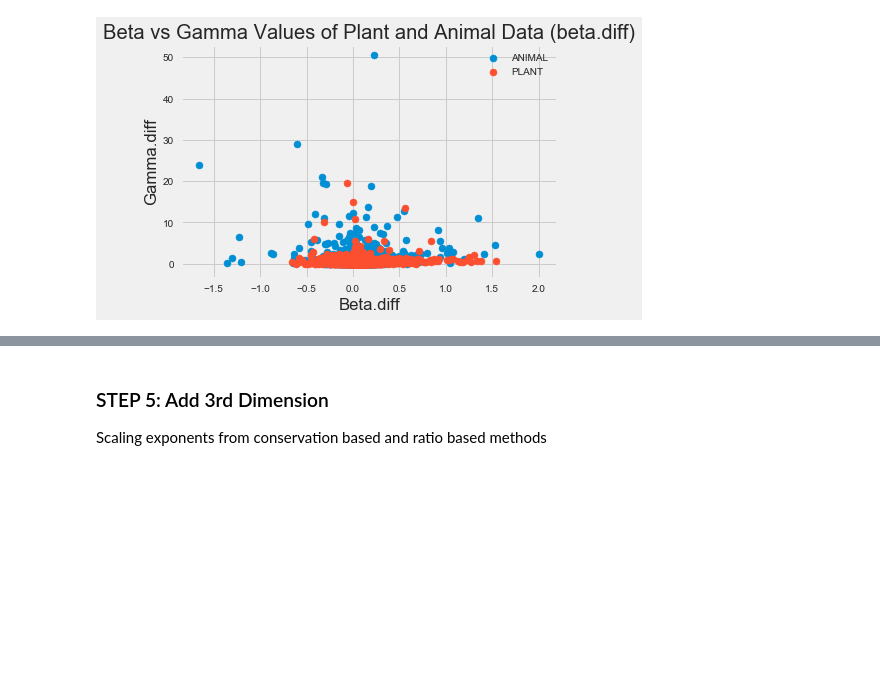
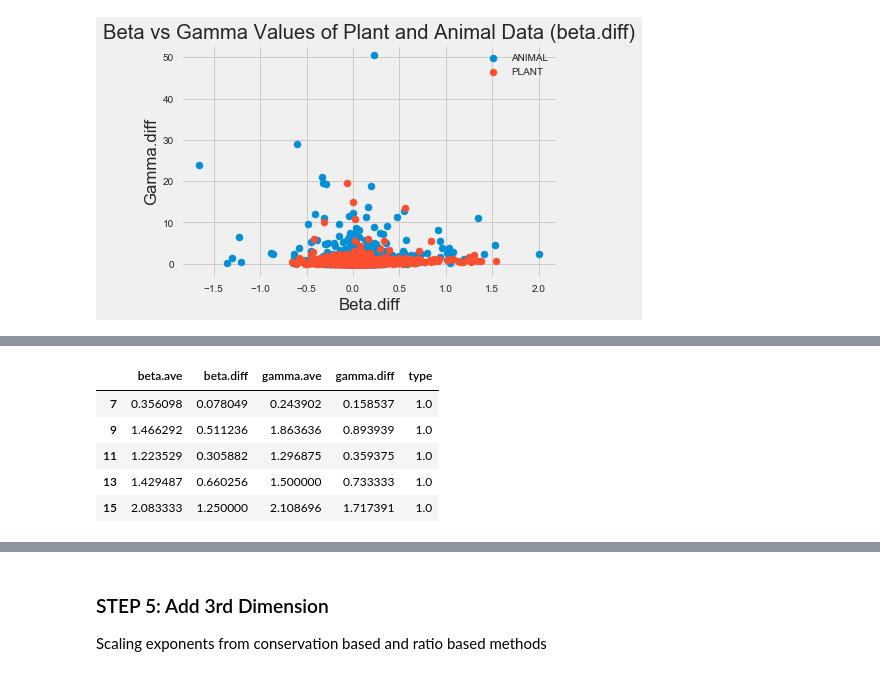
Before and after one commit to jocelynshen/Vascular-Analysis, a Jupyter notebook: Network Classification.ipynb, the cells around one changed output, grey strips where cells are left out. Saved outputs shown, nothing was run; the diff lists cells and outputs as text; code cells hidden in the pictures; blank space fills up the shorter version.

```diff
--- a/Network Classification.ipynb
+++ b/Network Classification.ipynb
@@ -318,0 +359,10 @@ plt.show()
+# %%
+plants_training["type"] = np.ones(plants_training.shape[0])
+plants_training.head()
+# %% [output]
+|  | beta.ave | beta.diff | gamma.ave | gamma.diff | type |
+| 7 | 0.356098 | 0.078049 | 0.243902 | 0.158537 | 1.0 |
+| 9 | 1.466292 | 0.511236 | 1.863636 | 0.893939 | 1.0 |
+| 11 | 1.223529 | 0.305882 | 1.296875 | 0.359375 | 1.0 |
+| 13 | 1.429487 | 0.660256 | 1.500000 | 0.733333 | 1.0 |
+| 15 | 2.083333 | 1.250000 | 2.108696 | 1.717391 | 1.0 |
```
Also changed, not shown: parts of 23 cells of this notebook, 12 other files.
